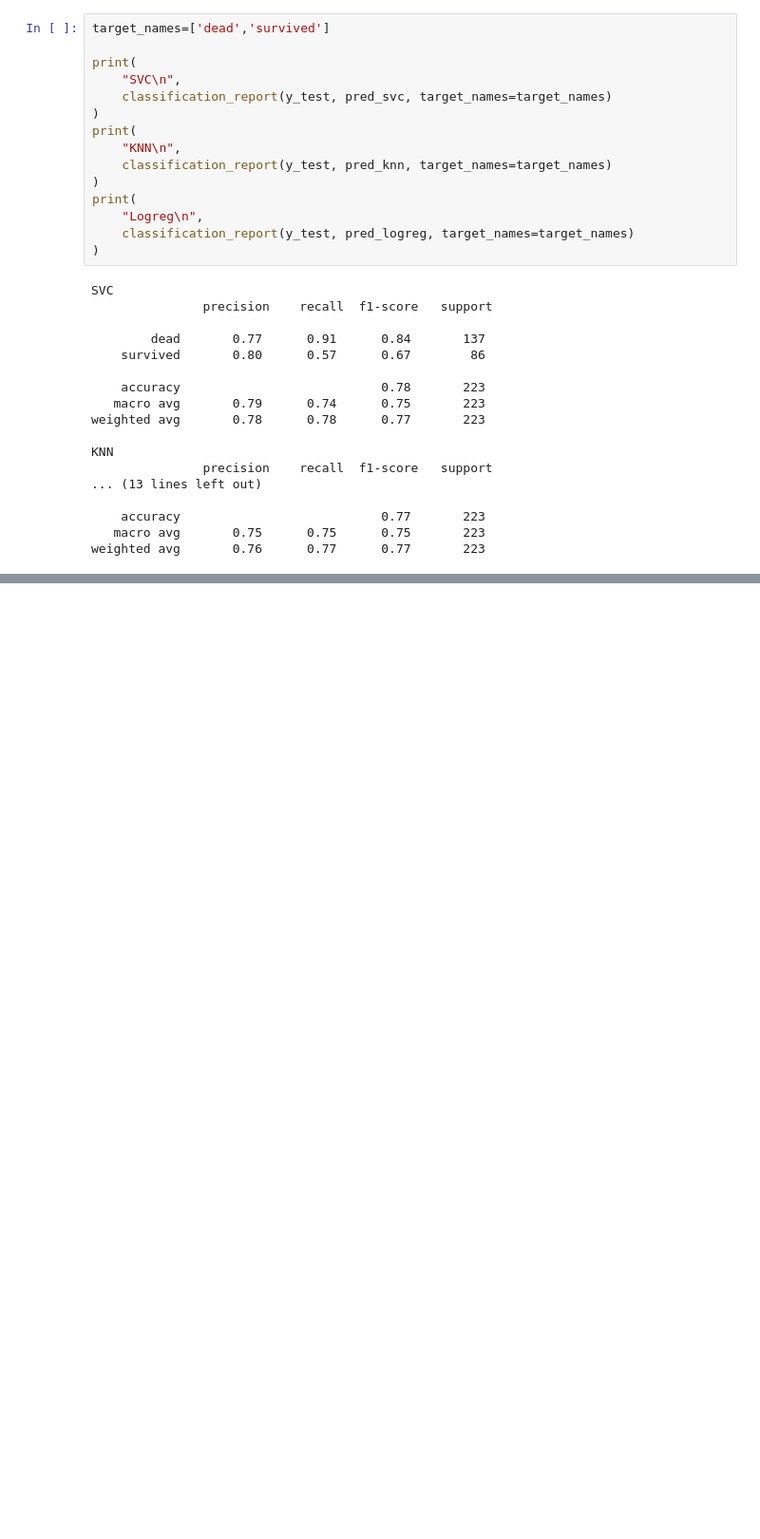
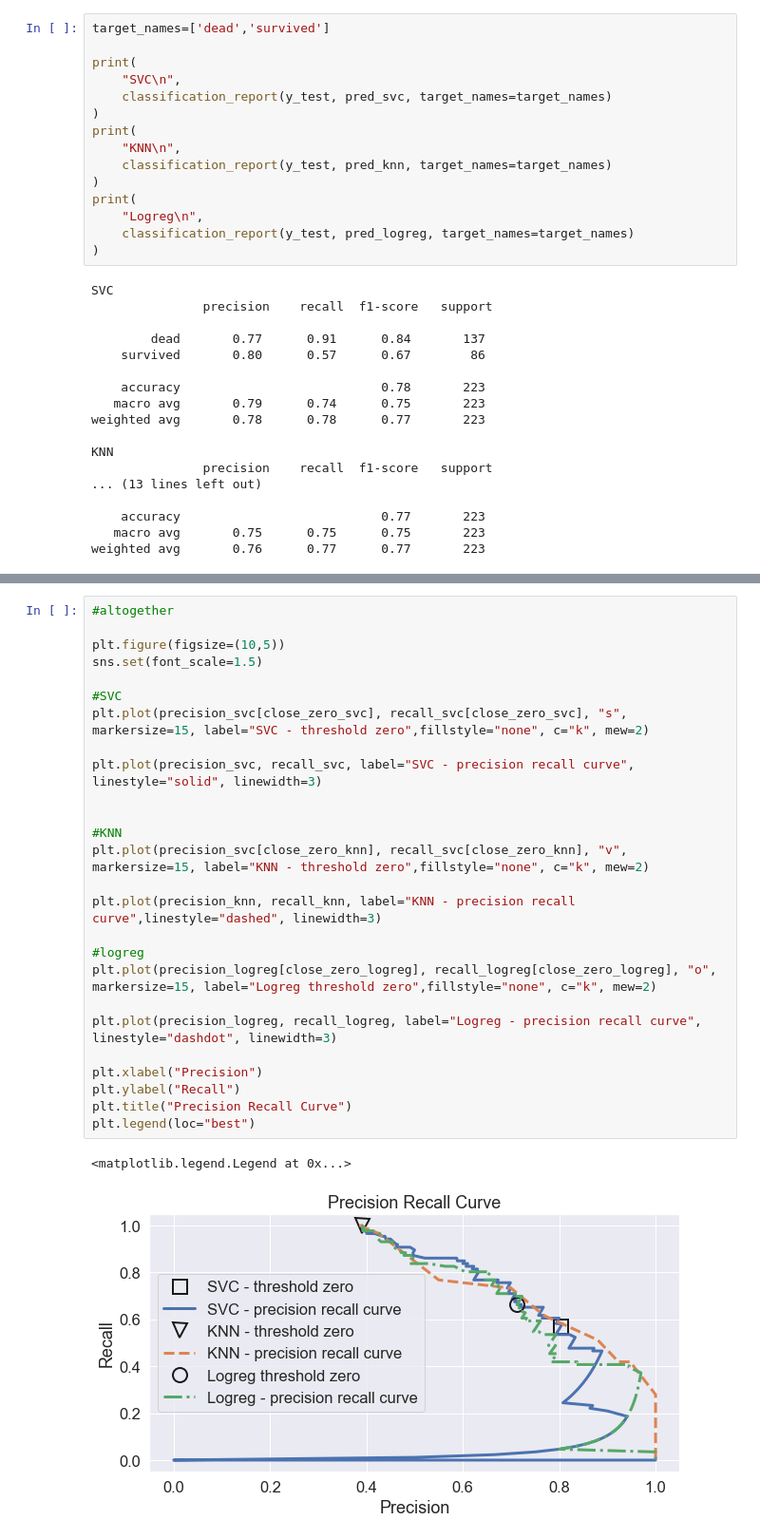
Before and after one commit to royceto/taitanic, a Jupyter notebook: 7_new_new_confusion_matrix.ipynb, the cells around one changed output, grey strips where cells are left out. Shown at 95% size. Drawn from its saved outputs; the diff is of its cells as text; blank space fills up the shorter version.

```diff
--- a/7_new_new_confusion_matrix.ipynb
+++ b/7_new_new_confusion_matrix.ipynb
@@ -406,0 +477,29 @@ weighted avg       0.76      0.77      0.77       223
+# %%
+#altogether
+
+plt.figure(figsize=(10,5))
+sns.set(font_scale=1.5)
+
+#SVC
+plt.plot(precision_svc[close_zero_svc], recall_svc[close_zero_svc], "s", markersize=15, label="SVC - threshold zero",fillstyle="none", c="k", mew=2)
+
+plt.plot(precision_svc, recall_svc, label="SVC - precision recall curve", linestyle="solid", linewidth=3)
+
+
+#KNN
+plt.plot(precision_svc[close_zero_knn], recall_svc[close_zero_knn], "v", markersize=15, label="KNN - threshold zero",fillstyle="none", c="k", mew=2)
+
+plt.plot(precision_knn, recall_knn, label="KNN - precision recall curve",linestyle="dashed", linewidth=3)
+
+#logreg
+plt.plot(precision_logreg[close_zero_logreg], recall_logreg[close_zero_logreg], "o", markersize=15, label="Logreg threshold zero",fillstyle="none", c="k", mew=2)
+
+plt.plot(precision_logreg, recall_logreg, label="Logreg - precision recall curve", linestyle="dashdot", linewidth=3)
+
+plt.xlabel("Precision")
+plt.ylabel("Recall")
+plt.title("Precision Recall Curve")
+plt.legend(loc="best")
+# %% [output]
+<matplotlib.legend.Legend at 0x...>
+[figure, added]
```
Also changed, not shown: parts of 19 cells of this notebook.
